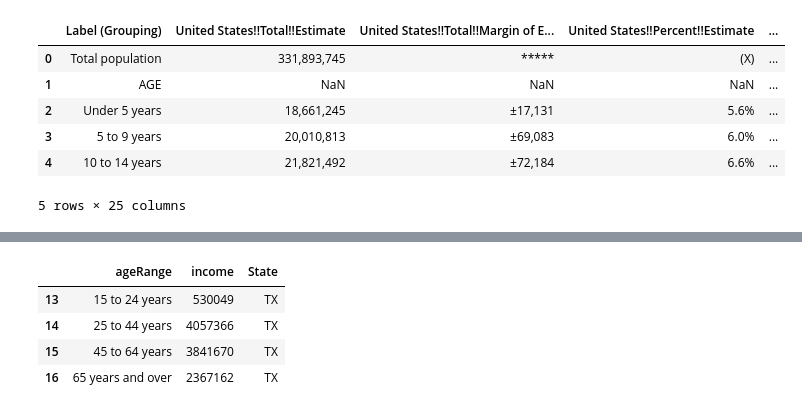
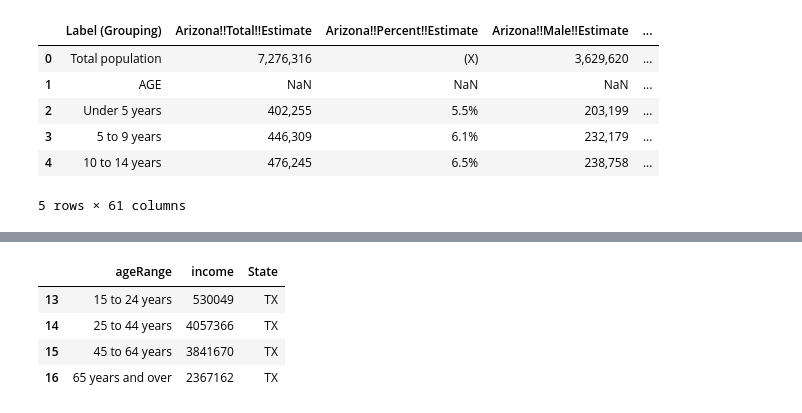
Before and after one commit to CarlosAlvarado-git/Proyecto_Final_BI, a Jupyter notebook: censusData.ipynb, the cells around one changed output, grey strips where cells are left out. Saved outputs shown, nothing was run; the diff lists cells and outputs as text; code cells hidden in the pictures.

```diff
--- a/censusData.ipynb
+++ b/censusData.ipynb
@@ -6,7 +6,8 @@ import psycopg2.extras as extras
 import os
 import re
 
-path = 'C:/GitHub/Proyecto_Final_BI/'
+#path = 'C:/GitHub/Proyecto_Final_BI/'
+path = ""
 # %%
 # función dada en clase
 def load_data(filename):
@@ -27,15 +28,15 @@ def trim_all_columns(df):
     trim_strings = lambda x: x.strip() if isinstance(x, str) else x
     return df.applymap(trim_strings)
 # %%
-filename = os.path.join(path,'ageAndSex_S0101.csv')
-age_and_sex = load_data(filename)
+filename = os.path.join(path,'Age.csv')
+age = load_data(filename)
 # %%
-age_and_sex.head()
+age.head()
 # %% [output]
-|  | Label (Grouping) | United States!!Total!!Estimate | United States!!Total!!Margin of E... | United States!!Percent!!Estimate | ... |
-| 0 | Total population | 331,893,745 | ***** | (X) | ... |
+|  | Label (Grouping) | Arizona!!Total!!Estimate | Arizona!!Percent!!Estimate | Arizona!!Male!!Estimate | ... |
+| 0 | Total population | 7,276,316 | (X) | 3,629,620 | ... |
 | 1 | AGE | NaN | NaN | NaN | ... |
-| 2 | Under 5 years | 18,661,245 | ±17,131 | 5.6% | ... |
-| 3 | 5 to 9 years | 20,010,813 | ±69,083 | 6.0% | ... |
-| 4 | 10 to 14 years | 21,821,492 | ±72,184 | 6.6% | ... |
+| 2 | Under 5 years | 402,255 | 5.5% | 203,199 | ... |
+| 3 | 5 to 9 years | 446,309 | 6.1% | 232,179 | ... |
+| 4 | 10 to 14 years | 476,245 | 6.5% | 238,758 | ... |
-5 rows × 25 columns
+5 rows × 61 columns
```
Also changed, not shown: parts of 25 cells of this notebook.
